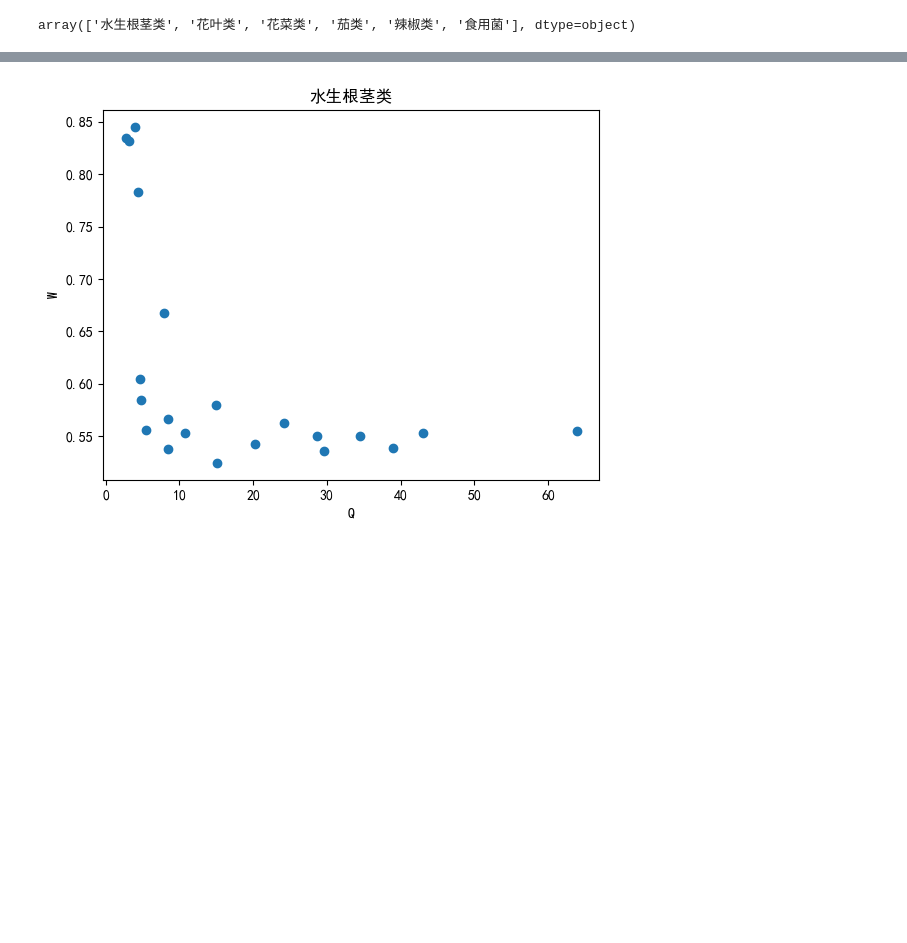
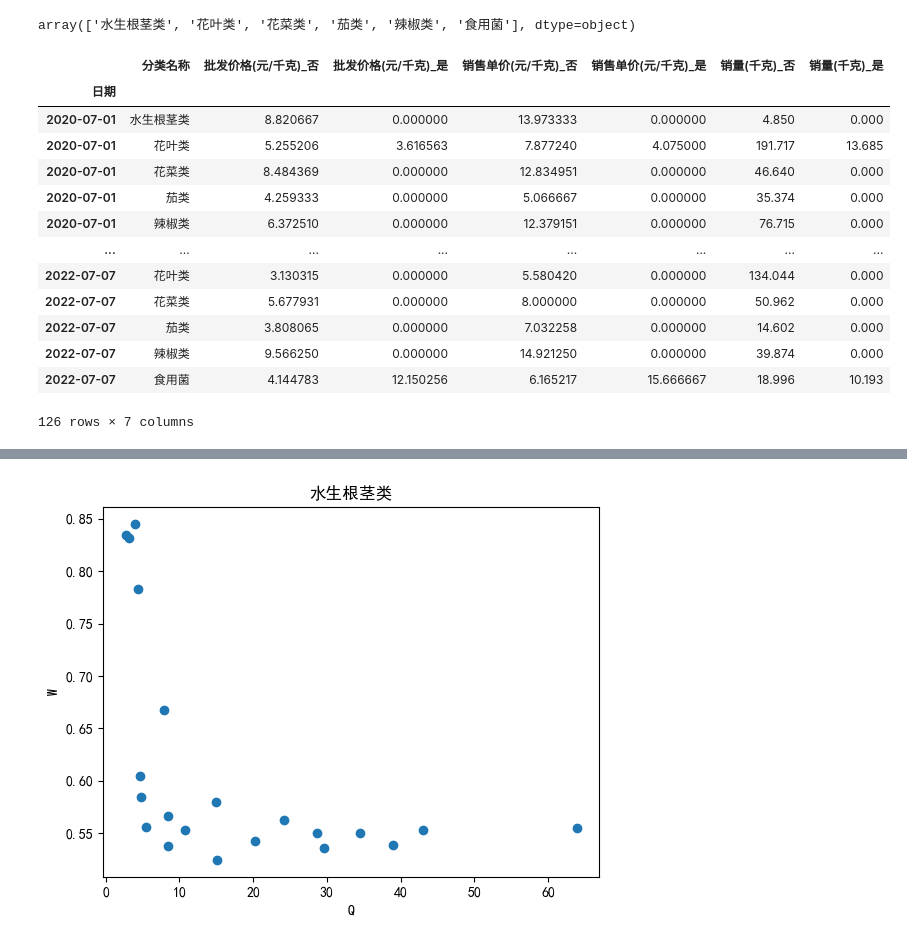
Before and after one commit to 738NGX/2023CUMCM_C, a Jupyter notebook: test.ipynb, the cells around one changed output, grey strips where cells are left out. Cells and saved outputs as stored; diff of their text form; code cells hidden in the pictures; blank space fills up the shorter version.

```diff
--- a/test.ipynb
+++ b/test.ipynb
@@ -25,0 +34,17 @@ array(['水生根茎类', '花叶类', '花菜类', '茄类', '辣椒类', '食
+# %%
+df
+# %% [output]
+|  | 分类名称 | 批发价格(元/千克)_否 | 批发价格(元/千克)_是 | 销售单价(元/千克)_否 | 销售单价(元/千克)_是 | 销量(千克)_否 | 销量(千克)_是 |
+| 日期 |  |  |  |  |  |  |  |
+| 2020-07-01 | 水生根茎类 | 8.820667 | 0.000000 | 13.973333 | 0.000000 | 4.850 | 0.000 |
+| 2020-07-01 | 花叶类 | 5.255206 | 3.616563 | 7.877240 | 4.075000 | 191.717 | 13.685 |
+| 2020-07-01 | 花菜类 | 8.484369 | 0.000000 | 12.834951 | 0.000000 | 46.640 | 0.000 |
+| 2020-07-01 | 茄类 | 4.259333 | 0.000000 | 5.066667 | 0.000000 | 35.374 | 0.000 |
+| 2020-07-01 | 辣椒类 | 6.372510 | 0.000000 | 12.379151 | 0.000000 | 76.715 | 0.000 |
+| ... | ... | ... | ... | ... | ... | ... | ... |
+| 2022-07-07 | 花叶类 | 3.130315 | 0.000000 | 5.580420 | 0.000000 | 134.044 | 0.000 |
+| 2022-07-07 | 花菜类 | 5.677931 | 0.000000 | 8.000000 | 0.000000 | 50.962 | 0.000 |
+| 2022-07-07 | 茄类 | 3.808065 | 0.000000 | 7.032258 | 0.000000 | 14.602 | 0.000 |
+| 2022-07-07 | 辣椒类 | 9.566250 | 0.000000 | 14.921250 | 0.000000 | 39.874 | 0.000 |
+| 2022-07-07 | 食用菌 | 4.144783 | 12.150256 | 6.165217 | 15.666667 | 18.996 | 10.193 |
+126 rows × 7 columns
```
Also changed, not shown: parts of 2 cells of this notebook, 3 other files.
